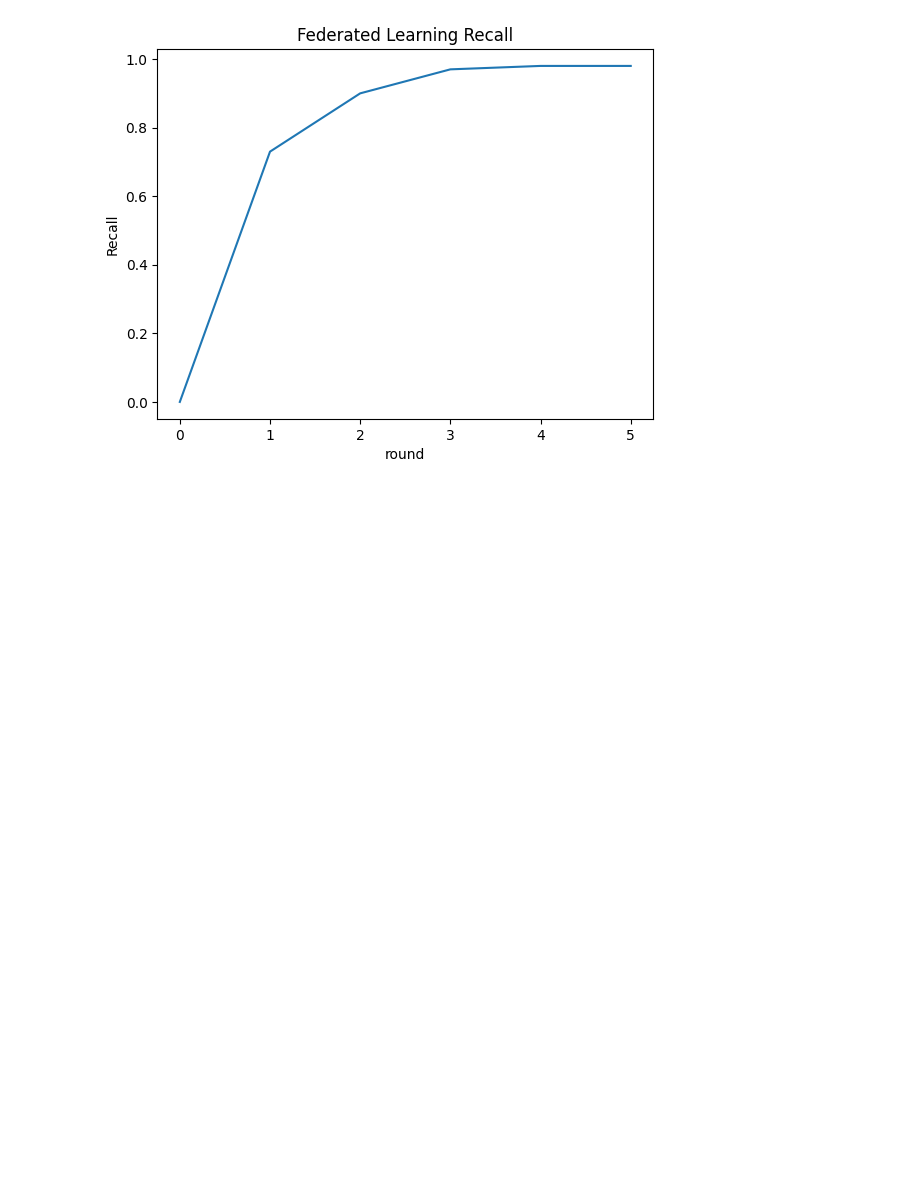
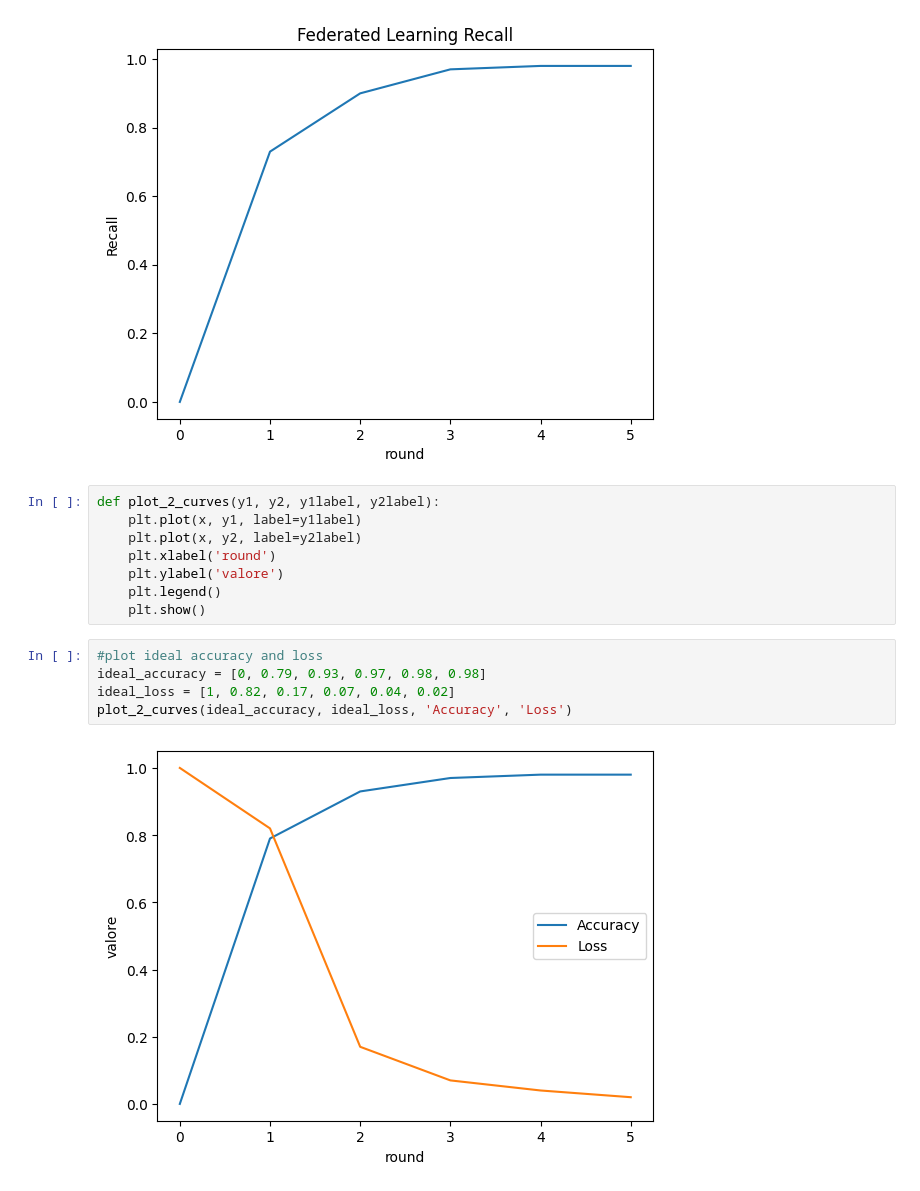
Before and after one commit to digesaremarco/NotebookGrafici, a Jupyter notebook: Grafici.ipynb, the cells around one changed output. Drawn from its saved outputs; the diff is of its cells as text; blank space fills up the shorter version.

```diff
--- a/Grafici.ipynb
+++ b/Grafici.ipynb
@@ -124,3 +124,18 @@ ideal = [0, 0.73, 0.9, 0.97, 0.98, 0.98]
 plot_curve(ideal, title, ylabel)
 # %% [output]
 [figure]
+# %%
+def plot_2_curves(y1, y2, y1label, y2label):
+    plt.plot(x, y1, label=y1label)
+    plt.plot(x, y2, label=y2label)
+    plt.xlabel('round')
+    plt.ylabel('valore')
+    plt.legend()
+    plt.show()
+# %%
+#plot ideal accuracy and loss
+ideal_accuracy = [0, 0.79, 0.93, 0.97, 0.98, 0.98]
+ideal_loss = [1, 0.82, 0.17, 0.07, 0.04, 0.02]
+plot_2_curves(ideal_accuracy, ideal_loss, 'Accuracy', 'Loss')
+# %% [output]
+[figure, added]
```
Also changed, not shown: parts of 1 cell of this notebook.
